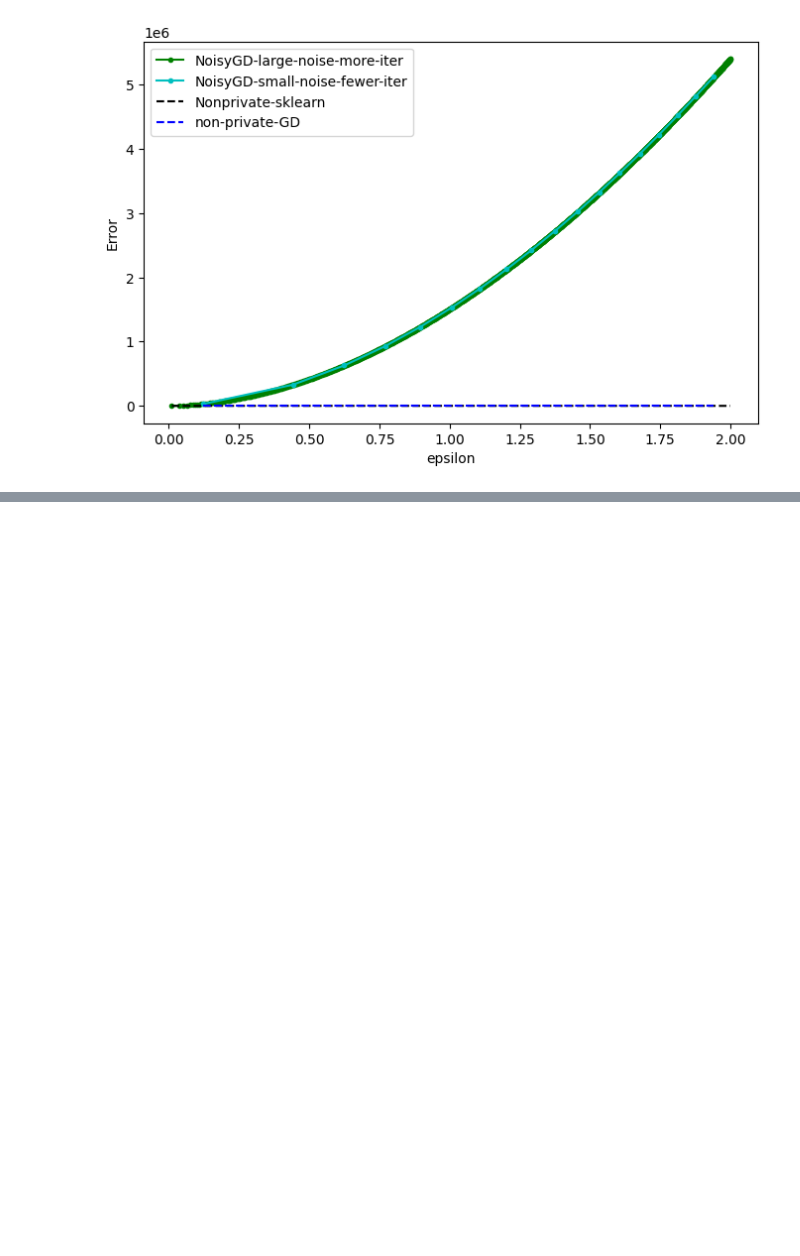
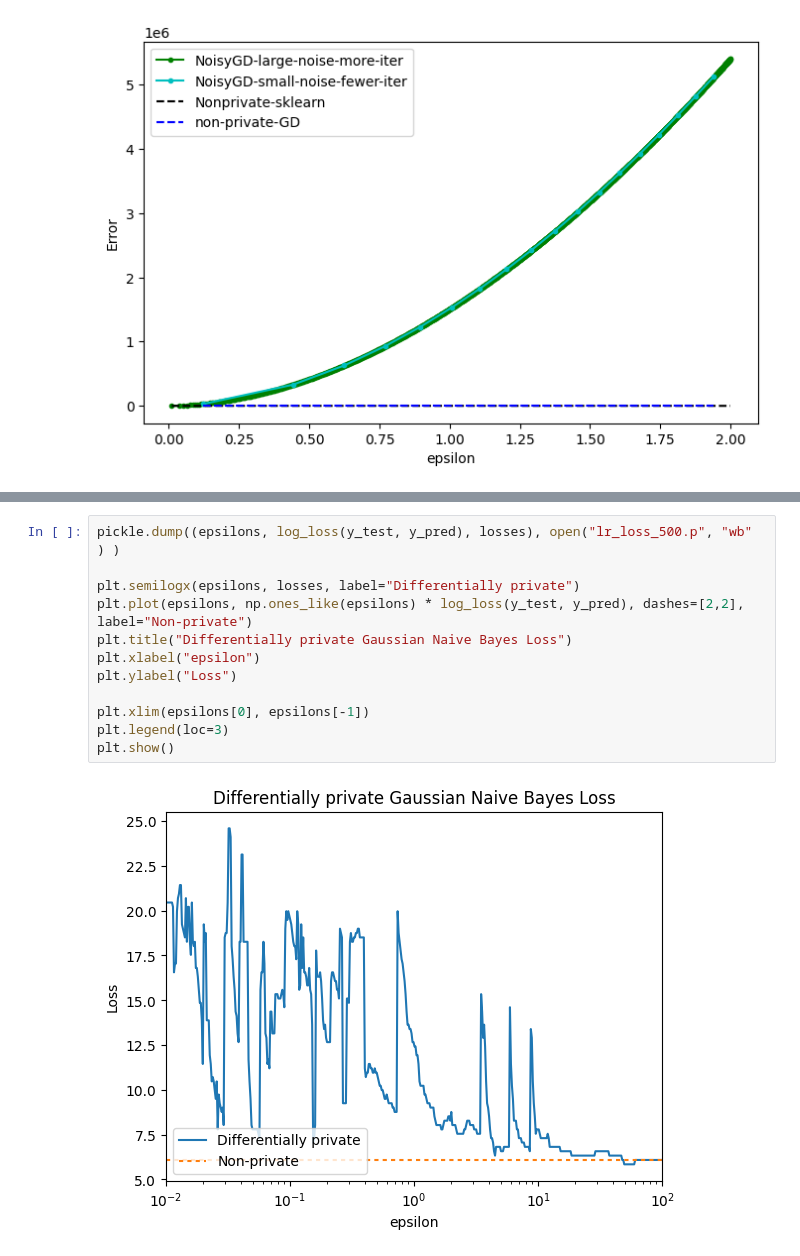
Before and after one commit to y00628/dpml-nhanes-vitamin, a Jupyter notebook: heart_disease_uci_dpml.ipynb, the cells around one changed output, grey strips where cells are left out. Drawn from its saved outputs; the diff is of its cells as text; blank space fills up the shorter version.

```diff
--- a/heart_disease_uci_dpml.ipynb
+++ b/heart_disease_uci_dpml.ipynb
@@ -401,0 +499,14 @@ plt.show()
+# %%
+pickle.dump((epsilons, log_loss(y_test, y_pred), losses), open("lr_loss_500.p", "wb" ) )
+
+plt.semilogx(epsilons, losses, label="Differentially private")
+plt.plot(epsilons, np.ones_like(epsilons) * log_loss(y_test, y_pred), dashes=[2,2], label="Non-private")
+plt.title("Differentially private Gaussian Naive Bayes Loss")
+plt.xlabel("epsilon")
+plt.ylabel("Loss")
+
+plt.xlim(epsilons[0], epsilons[-1])
+plt.legend(loc=3)
+plt.show()
+# %% [output]
+[figure, added]
```
Also changed, not shown: parts of 16 cells of this notebook, 1 other file.
